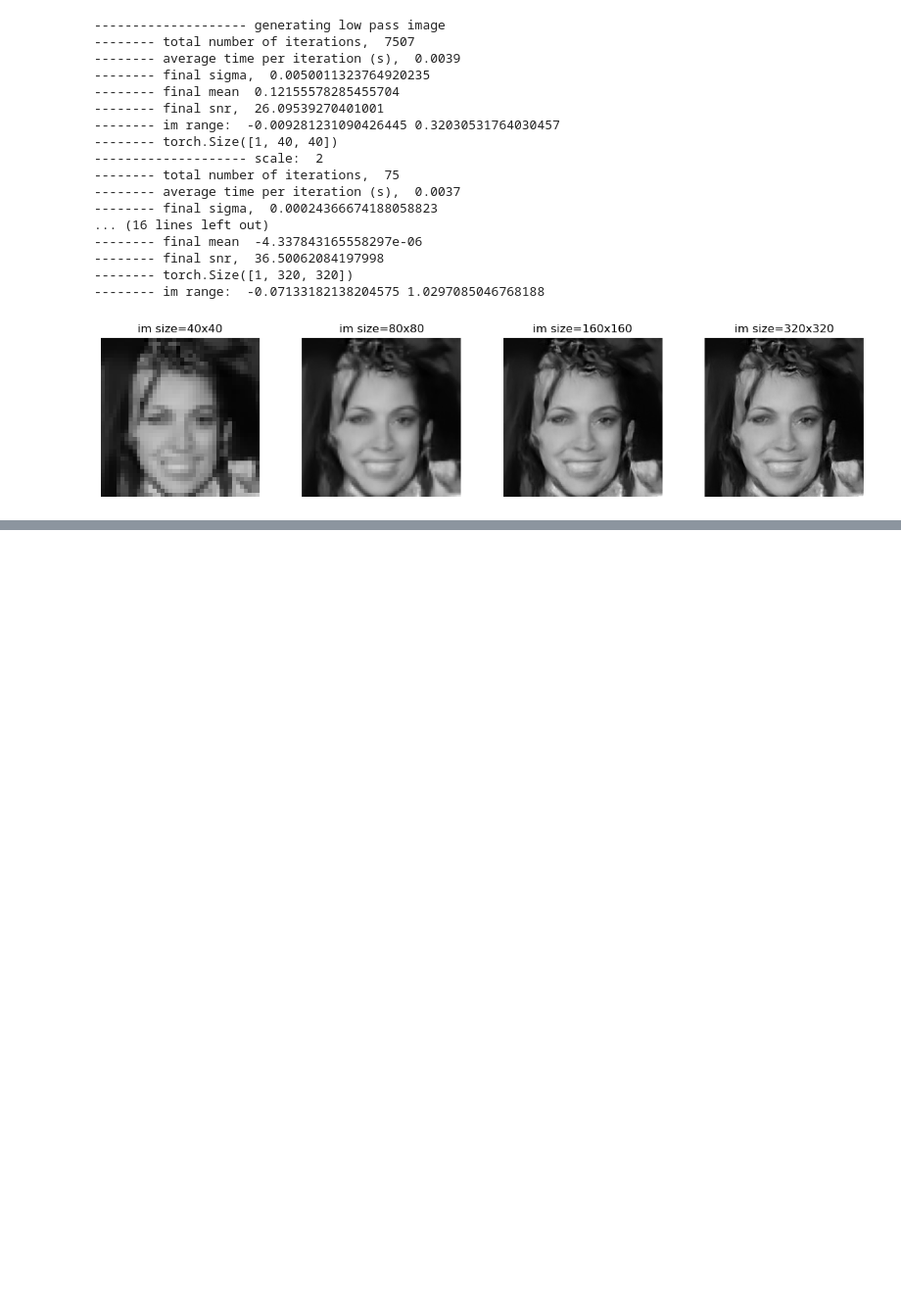
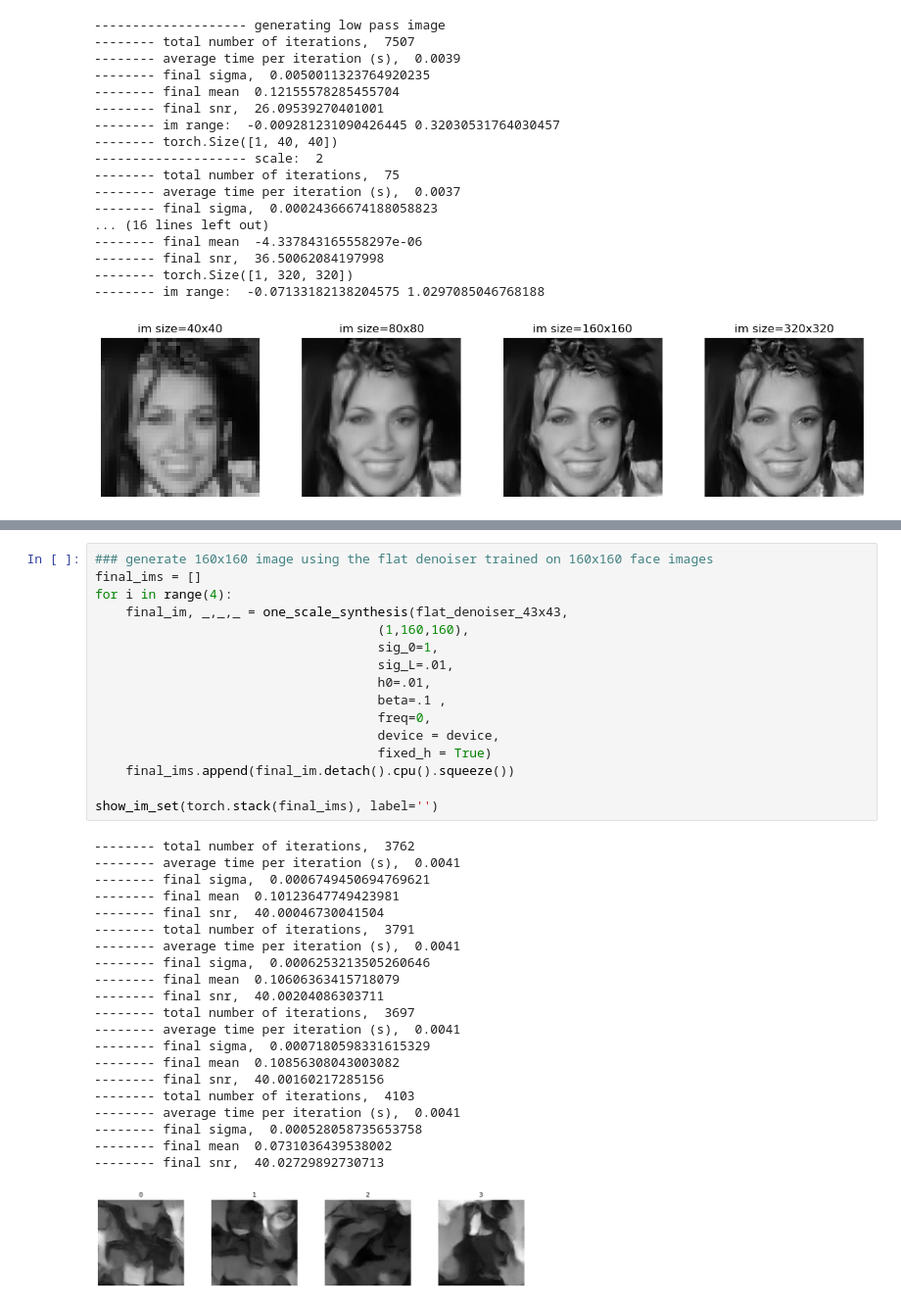
Before and after one commit to LabForComputationalVision/local-probability-models-of-images, a Jupyter notebook: notebooks/demo.ipynb, the cells around one changed output, grey strips where cells are left out. Shown at 98% size. Cells and saved outputs as stored; diff of their text form; blank space fills up the shorter version.

```diff
--- a/notebooks/demo.ipynb
+++ b/notebooks/demo.ipynb
@@ -738,0 +776,38 @@ for j in range(4):
+# %%
+### generate 160x160 image using the flat denoiser trained on 160x160 face images
+final_ims = []
+for i in range(4):
+    final_im, _,_,_ = one_scale_synthesis(flat_denoiser_43x43,
+                                     (1,160,160),
+                                     sig_0=1,
+                                     sig_L=.01,
+                                     h0=.01,
+                                     beta=.1 ,
+                                     freq=0,
+                                     device = device,
+                                     fixed_h = True)
+    final_ims.append(final_im.detach().cpu().squeeze())
+
+show_im_set(torch.stack(final_ims), label='')
+# %% [output]
+-------- total number of iterations,  3762
+-------- average time per iteration (s),  0.0041
+-------- final sigma,  0.0006749450694769621
+-------- final mean  0.10123647749423981
+-------- final snr,  40.00046730041504
+-------- total number of iterations,  3791
+-------- average time per iteration (s),  0.0041
+-------- final sigma,  0.0006253213505260646
+-------- final mean  0.10606363415718079
+-------- final snr,  40.00204086303711
+-------- total number of iterations,  3697
+-------- average time per iteration (s),  0.0041
+-------- final sigma,  0.0007180598331615329
+-------- final mean  0.10856308043003082
+-------- final snr,  40.00160217285156
+-------- total number of iterations,  4103
+-------- average time per iteration (s),  0.0041
+-------- final sigma,  0.000528058735653758
+-------- final mean  0.0731036439538002
+-------- final snr,  40.02729892730713
+[figure, added]
```
Also changed, not shown: parts of 6 cells of this notebook.
